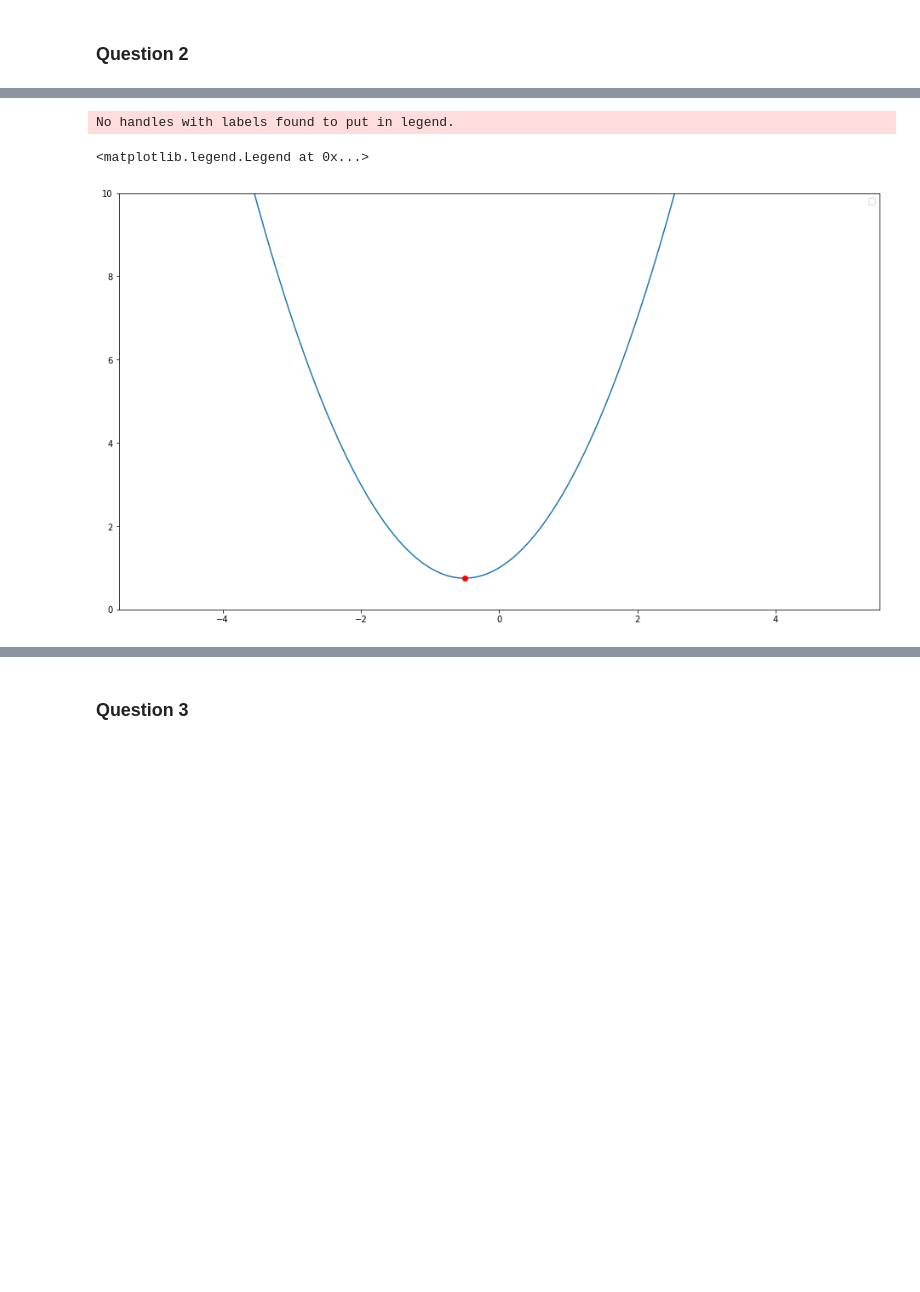
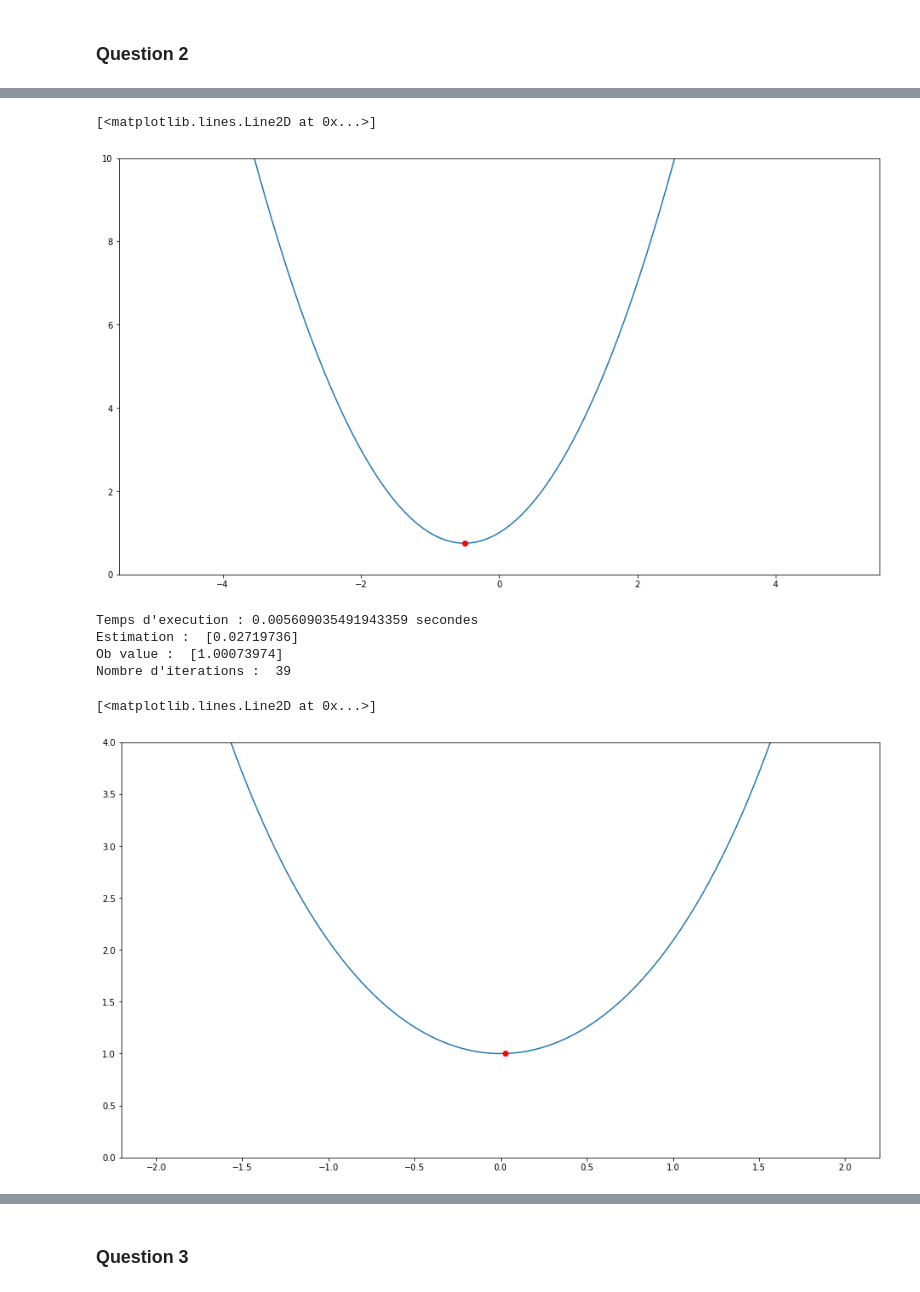
Before and after one commit to DaniGodin/ocvx, a Jupyter notebook: Code.ipynb, the cells around one changed output, grey strips where cells are left out. Drawn from its saved outputs; the diff is of its cells as text; code cells hidden in the pictures; blank space fills up the shorter version.

```diff
--- a/Code.ipynb
+++ b/Code.ipynb
@@ -52,3 +67,15 @@ maxi_1_d = {
 }
 
 maxi_1 = test_function(**maxi_1_d)
+# %%
+exp_1_d = {
+    "name": "exp_1",
+    "dim" : 1,
+    "nb_params" : 1,
+    "convex" : True,
+    "value" : (lambda x: np.array([np.exp(x)+np.exp(-x)-1])),
+    "grad"  : (lambda x: np.array([np.exp(x)-np.exp(-x)])),
+    "hess"  : (lambda x: np.array([np.exp(-x)+np.exp(x)]))
+}
+
+exp_1 = test_function(**exp_1_d)
@@ -134,0 +164,18 @@ def newton(f, x, epsilon=0.0001):
+# %%
+def found(f, l, epsilon):
+    """Vérifie si la condition d’arrêt traditionnelle
+    de la méthode de Newton est remplie
+
+    Args:
+        f: fonction objectif.
+        l: lambda.
+        x_dir: direction.
+
+    Output:
+        (bool)
+
+    """
+
+    if f.dim == 1:
+        return abs(l/2) <= epsilon
+    return abs(l/2).any() <= epsilon
@@ -173,12 +255,30 @@ fig, ax = plt.subplots(figsize=(16, 9))
 x = np.linspace(-5, 5, 400)
 ax.set_ylim(0, 10)
 ax.plot(x, mini_1.value(x).flatten())
-#ax.set_title("Famille cubique en dimension 1")
 ax.plot([newton_op_pt], [newton_ob_val], 'ro')
-ax.legend()
 # %% [output]
-No handles with labels found to put in legend.
+[<matplotlib.lines.Line2D at 0x...>]
-<matplotlib.legend.Legend at 0x...>
 [figure]
+# %%
+start = time.time()
+newton_op_pt, newton_ob_val, newton_n_iter = newton(exp_1, np.array([3]))
+print("Temps d'execution : %s secondes" % (time.time() - start))
+print("Estimation : ", newton_op_pt)
+print("Ob value : ", newton_ob_val)
+print("Nombre d'iterations : ", newton_n_iter)
+# %% [output]
+Temps d'execution : 0.005609035491943359 secondes
+Estimation :  [0.02719736]
+Ob value :  [1.00073974]
+Nombre d'iterations :  39
+# %%
+fig, ax = plt.subplots(figsize=(16, 9))
+x = np.linspace(-2, 2, 400)
+ax.set_ylim(0, 4)
+ax.plot(x, exp_1.value(x).flatten())
+ax.plot([newton_op_pt], [newton_ob_val], 'ro')
+# %% [output]
+[<matplotlib.lines.Line2D at 0x...>]
+[figure, added]
 # %%
 start = time.time()
```
Also changed, not shown: parts of 38 cells of this notebook.
